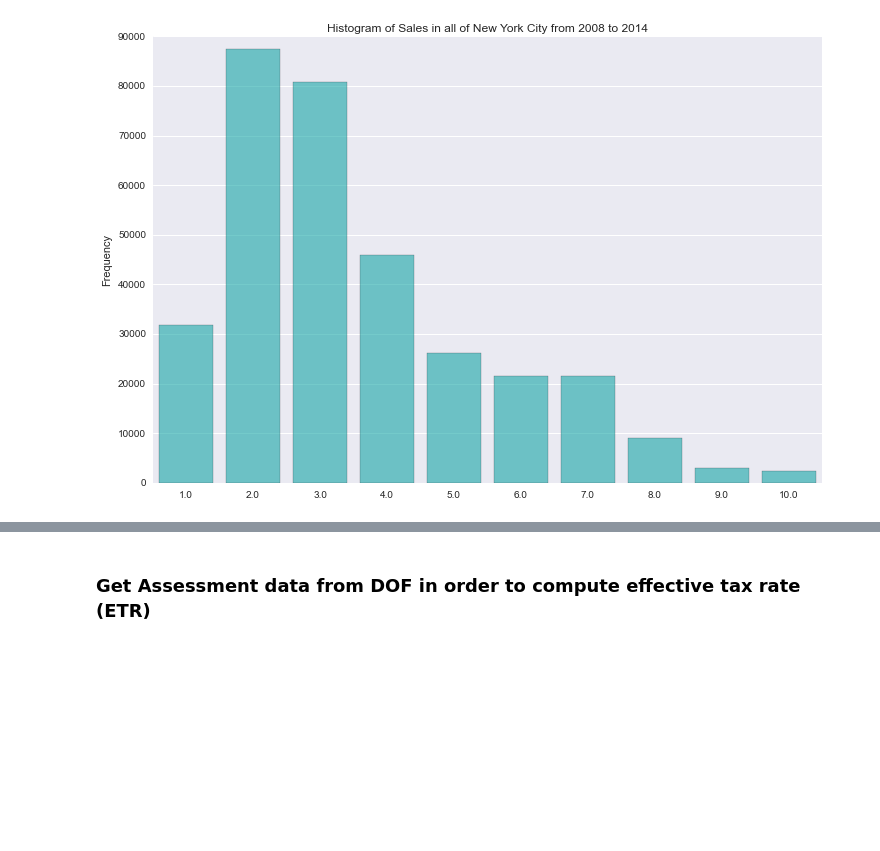
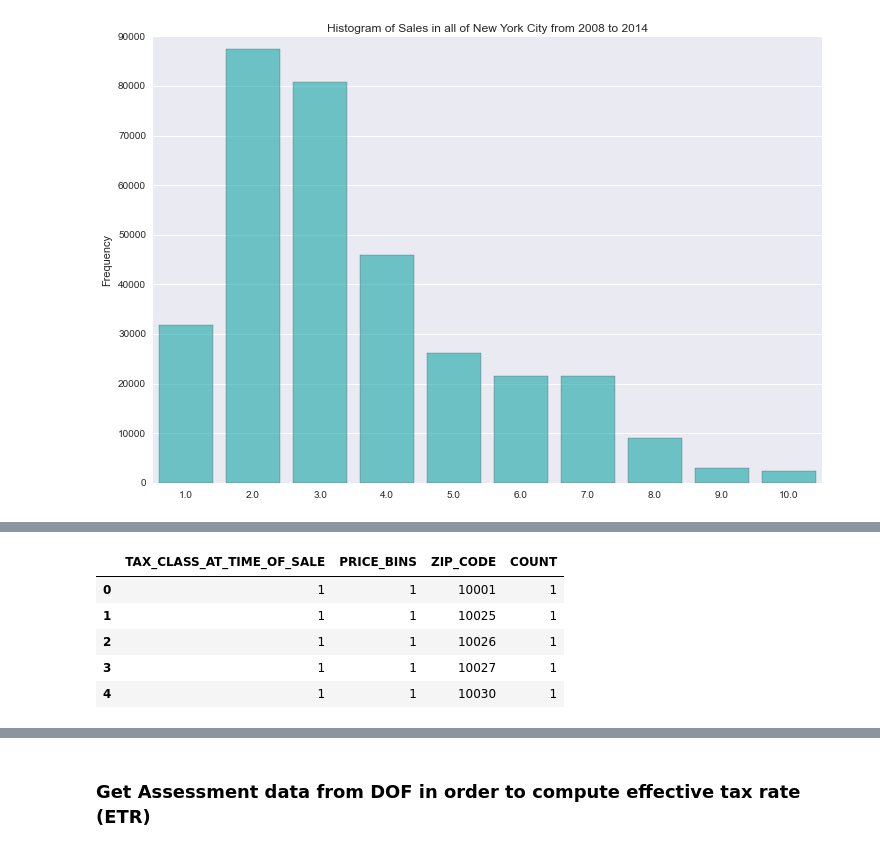
Before and after one commit to mu529/property_tax, a Jupyter notebook: ETR.ipynb, the cells around one changed output, grey strips where cells are left out. Cells and saved outputs as stored; diff of their text form; code cells hidden in the pictures; blank space fills up the shorter version.

```diff
--- a/ETR.ipynb
+++ b/ETR.ipynb
@@ -228,0 +230,9 @@ del total_per_zip
+# %%
+total_breakdown.head() # For each zip code, for each tax class, for each price category...
+# %% [output]
+|  | TAX_CLASS_AT_TIME_OF_SALE | PRICE_BINS | ZIP_CODE | COUNT |
+| 0 | 1 | 1 | 10001 | 1 |
+| 1 | 1 | 1 | 10025 | 1 |
+| 2 | 1 | 1 | 10026 | 1 |
+| 3 | 1 | 1 | 10027 | 1 |
+| 4 | 1 | 1 | 10030 | 1 |
```
Also changed, not shown: parts of 37 cells of this notebook.
